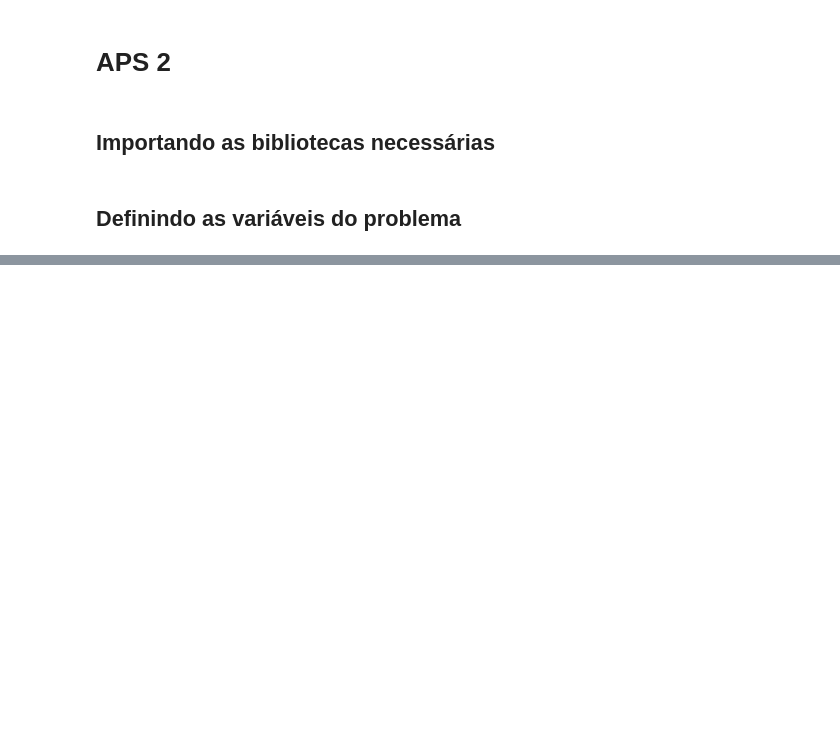
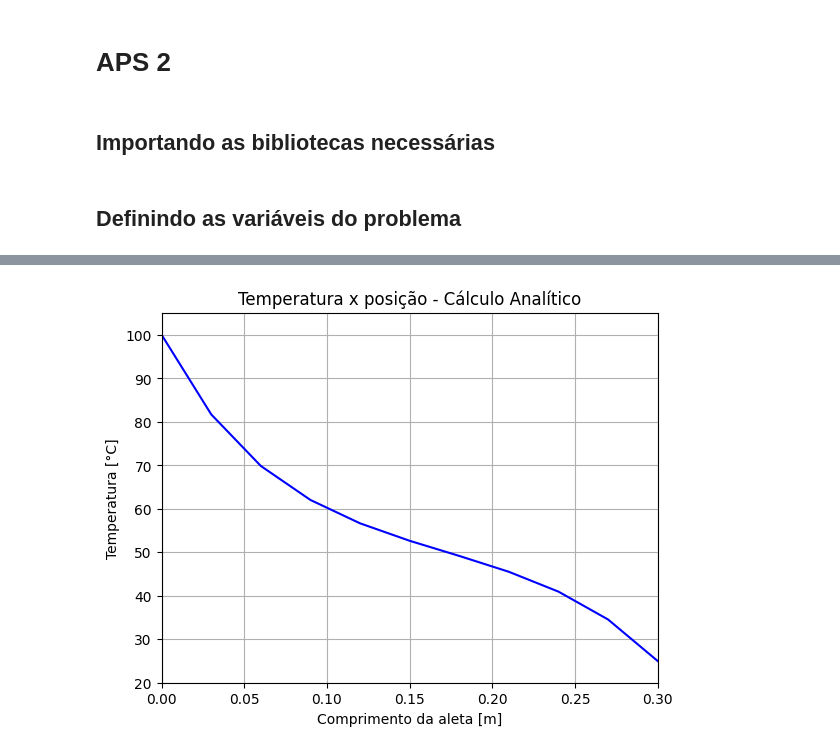
Before and after one commit to renatex333/APS1-TransCal, a Jupyter notebook: APS 2/aps2.ipynb, the cells around one changed output, grey strips where cells are left out. Drawn from its saved outputs; the diff is of its cells as text; code cells hidden in the pictures; blank space fills up the shorter version.

```diff
--- a/APS 2/aps2.ipynb
+++ b/APS 2/aps2.ipynb
@@ -71,0 +137,46 @@ SyntaxError: invalid syntax (1803088307.py, line 7)
+# %%
+def sol_analitica():
+    """
+    Permite calcular a solução analítica do problema.
+    --> Importante: Para o cálculo analítico, não é necessário calcular para vários instantes de tempo,
+                    pois ele já obtém o resultado em regime permanente.
+    --> Para este problema, estaremos calculando para o caso em que a temperatura na extremidade é especificada.
+    """
+
+    # Lista para guardar as temperaturas em cada posição [°C]
+    T = np.zeros(shape=(nx))
+
+    # Define as condições de contorno
+    T[0] = t_base
+    T[nx-1] = t_extremidade
+
+    # Constantes para os cálculos
+    theta_L = t_extremidade - t_fluido
+    theta_B = t_base - t_fluido
+    m = sqrt((h_amb*p)/(k_mat*a))
+
+    # Realizando o cálculo para cada posição do espaço
+    for x in range(1, nx-1):
+        numerador = ((theta_L / theta_B) * sinh(m * posicao[x])) + sinh(m * (comprimento - posicao[x]))
+        denominador = sinh(m * comprimento)
+        distribuicao_de_temperaturas = numerador / denominador
+        theta = distribuicao_de_temperaturas * theta_B
+        T[x] = theta + t_fluido
+
+    return T
+# %%
+# Recebe resultado da solução analítica na estabilidade
+T_analitica = sol_analitica()
+# %%
+# Plot do gráfico - Solução Analítica
+fig, ax = plt.subplots()
+ax.plot(posicao, T_analitica, color="blue")
+ax.set(xlabel='Comprimento da aleta [m]', ylabel='Temperatura [°C]',
+       title='Temperatura x posição - Cálculo Analítico')
+plt.grid()
+ax.set_ylim(ymin=20, ymax=t_base+5)
+ax.set_xlim(xmin=0, xmax=0.3)
+fig.savefig("TemperaturaxPosicao-Analitico.png")
+plt.show()
+# %% [output]
+[figure, added]
```
Also changed, not shown: parts of 12 cells of this notebook, 3 other files.
